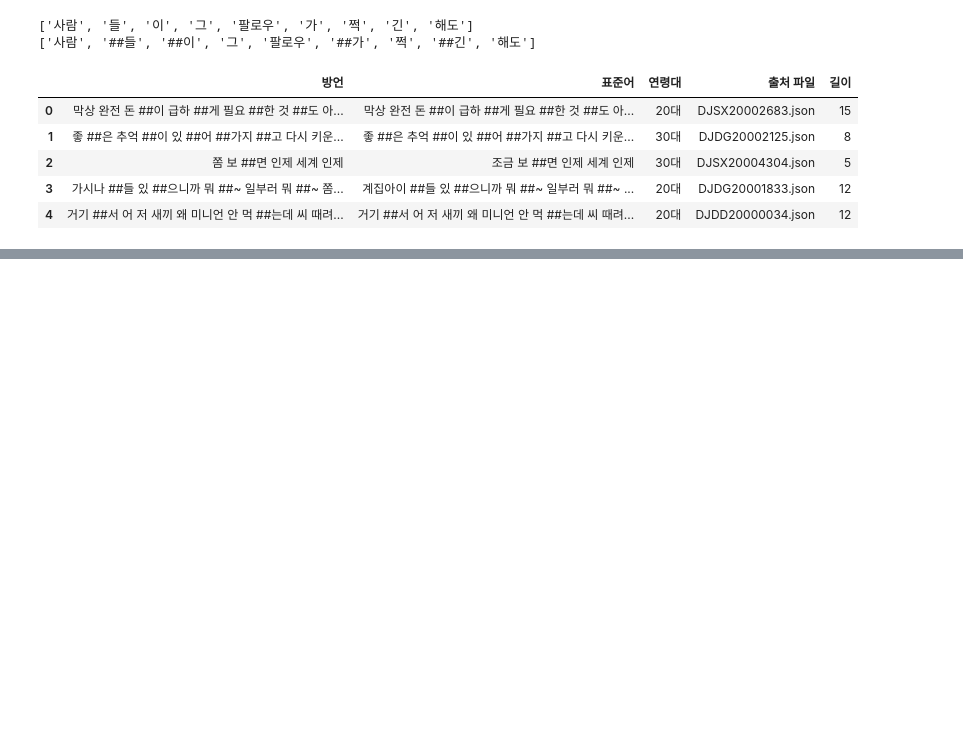
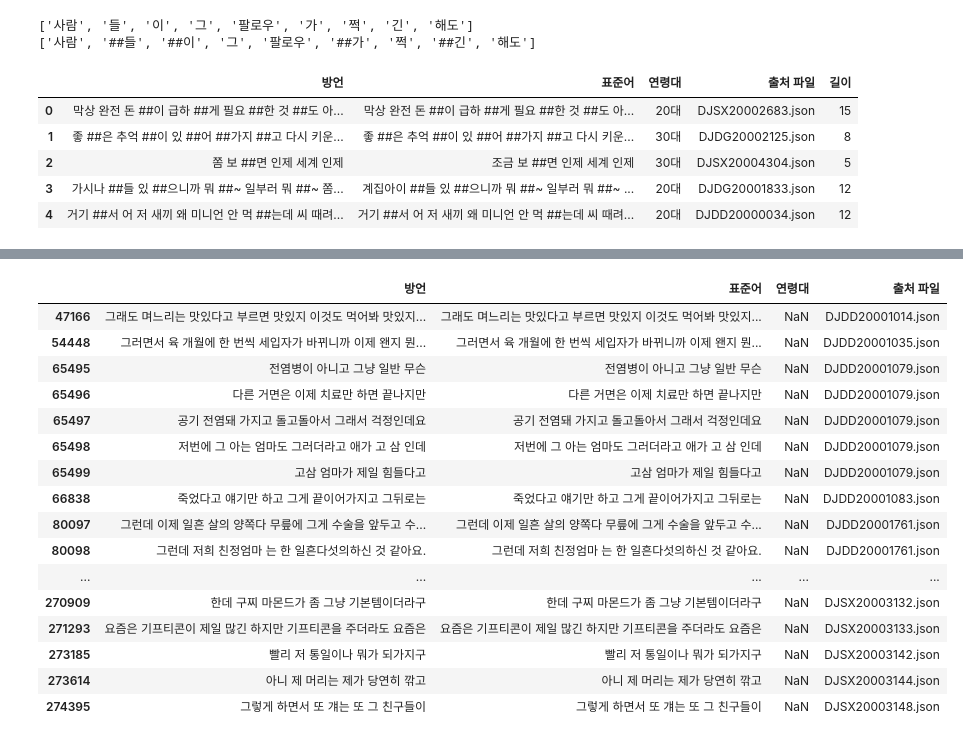
Before and after one commit to BlessingDev/NLP-Standard-Dialect-Translation, a Jupyter notebook: EDA/EDA4.ipynb, the cells around one changed output, grey strips where cells are left out. Saved outputs shown, nothing was run; the diff lists cells and outputs as text; code cells hidden in the pictures; blank space fills up the shorter version.

```diff
--- a/EDA/EDA4.ipynb
+++ b/EDA/EDA4.ipynb
@@ -526,0 +572,20 @@ sampled_df.to_csv("../datas/output/jeonla_dialect_data_형태소.csv")
+# %%
+df[df["연령대"].isna()]
+# %% [output]
+|  | 방언 | 표준어 | 연령대 | 출처 파일 |
+| 47166 | 그래도 며느리는 맛있다고 부르면 맛있지 이것도 먹어봐 맛있지... | 그래도 며느리는 맛있다고 부르면 맛있지 이것도 먹어봐 맛있지... | NaN | DJDD20001014.json |
+| 54448 | 그러면서 육 개월에 한 번씩 세입자가 바뀌니까 이제 왠지 뭔... | 그러면서 육 개월에 한 번씩 세입자가 바뀌니까 이제 왠지 뭔... | NaN | DJDD20001035.json |
+| 65495 | 전염병이 아니고 그냥 일반 무슨 | 전염병이 아니고 그냥 일반 무슨 | NaN | DJDD20001079.json |
+| 65496 | 다른 거면은 이제 치료만 하면 끝나지만 | 다른 거면은 이제 치료만 하면 끝나지만 | NaN | DJDD20001079.json |
+| 65497 | 공기 전염돼 가지고 돌고돌아서 그래서 걱정인데요 | 공기 전염돼 가지고 돌고돌아서 그래서 걱정인데요 | NaN | DJDD20001079.json |
+| 65498 | 저번에 그 아는 엄마도 그러더라고 애가 고 삼 인데 | 저번에 그 아는 엄마도 그러더라고 애가 고 삼 인데 | NaN | DJDD20001079.json |
+| 65499 | 고삼 엄마가 제일 힘들다고 | 고삼 엄마가 제일 힘들다고 | NaN | DJDD20001079.json |
+| 66838 | 죽었다고 얘기만 하고 그게 끝이어가지고 그뒤로는 | 죽었다고 얘기만 하고 그게 끝이어가지고 그뒤로는 | NaN | DJDD20001083.json |
+| 80097 | 그런데 이제 일흔 살의 양쪽다 무릎에 그게 수술을 앞두고 수... | 그런데 이제 일흔 살의 양쪽다 무릎에 그게 수술을 앞두고 수... | NaN | DJDD20001761.json |
+| 80098 | 그런데 저희 친정엄마 는 한 일흔다섯의하신 것 같아요. | 그런데 저희 친정엄마 는 한 일흔다섯의하신 것 같아요. | NaN | DJDD20001761.json |
+| ... | ... | ... | ... | ... |
+| 270909 | 한데 구찌 마몬드가 좀 그냥 기본템이더라구 | 한데 구찌 마몬드가 좀 그냥 기본템이더라구 | NaN | DJSX20003132.json |
+| 271293 | 요즘은 기프티콘이 제일 많긴 하지만 기프티콘을 주더라도 요즘은 | 요즘은 기프티콘이 제일 많긴 하지만 기프티콘을 주더라도 요즘은 | NaN | DJSX20003133.json |
+| 273185 | 빨리 저 통일이나 뭐가 되가지구 | 빨리 저 통일이나 뭐가 되가지구 | NaN | DJSX20003142.json |
+| 273614 | 아니 제 머리는 제가 당연히 깎고 | 아니 제 머리는 제가 당연히 깎고 | NaN | DJSX20003144.json |
+| 274395 | 그렇게 하면서 또 걔는 또 그 친구들이 | 그렇게 하면서 또 걔는 또 그 친구들이 | NaN | DJSX20003148.json |
```
Also changed, not shown: parts of 83 cells of this notebook, 13 other files.
